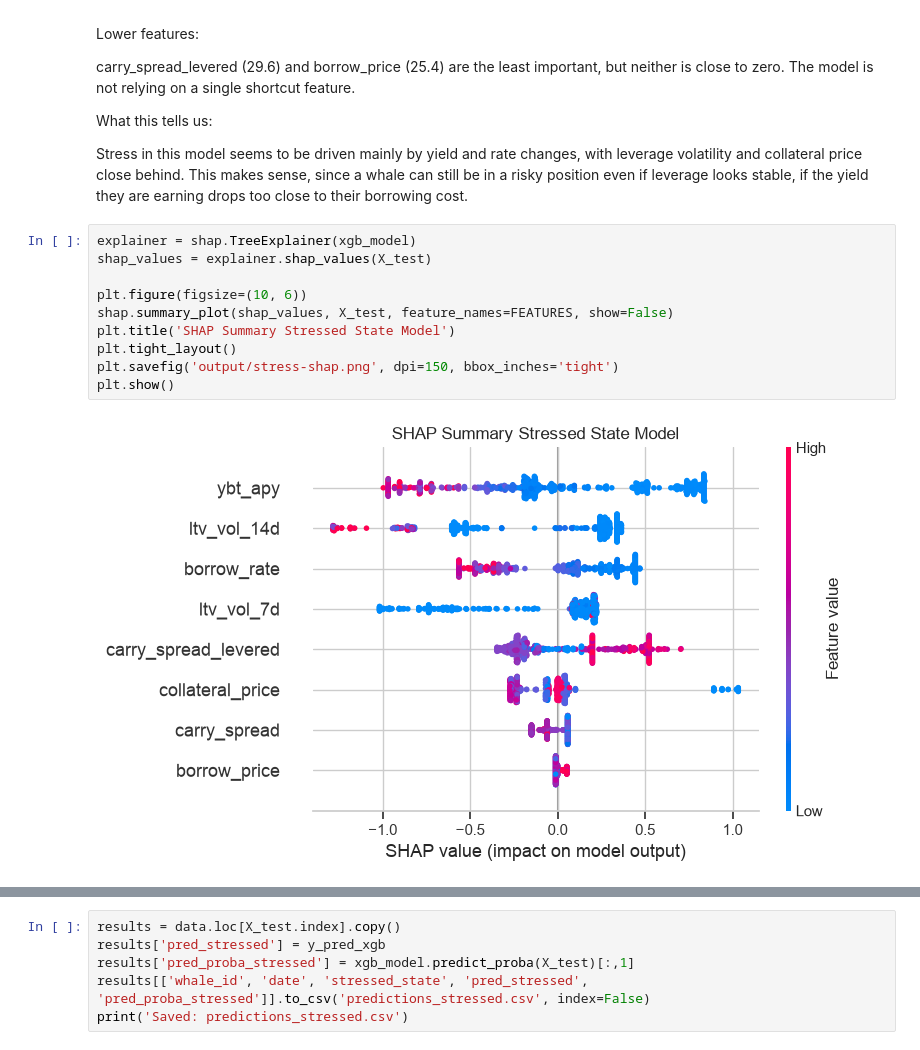
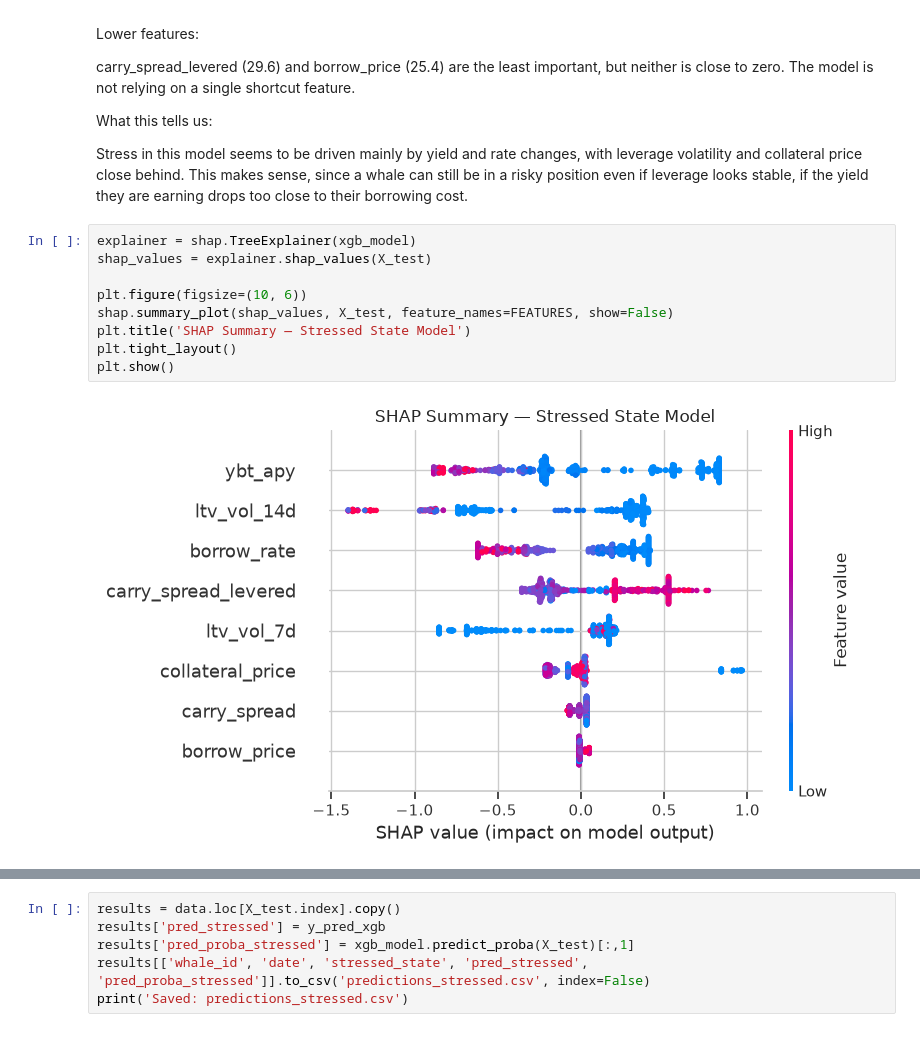
Before and after one commit to Igluminati/recursive-leverage-defi, a Jupyter notebook: analysis/whale-risk-supervised/03_model_stressed.ipynb, the cells around one changed output, grey strips where cells are left out. Drawn from its saved outputs; the diff is of its cells as text.

```diff
--- a/analysis/whale-risk-supervised/03_model_stressed.ipynb
+++ b/analysis/whale-risk-supervised/03_model_stressed.ipynb
@@ -311,15 +306,14 @@ Stress in this model seems to be driven mainly by yield and rate changes, with l
 # %%
 explainer = shap.TreeExplainer(xgb_model)
 shap_values = explainer.shap_values(X_test)
 
 plt.figure(figsize=(10, 6))
 shap.summary_plot(shap_values, X_test, feature_names=FEATURES, show=False)
-plt.title('SHAP Summary Stressed State Model')
+plt.title('SHAP Summary — Stressed State Model')
 plt.tight_layout()
-plt.savefig('output/stress-shap.png', dpi=150, bbox_inches='tight')
 plt.show()
 # %% [output]
-[figure, old version]
+[figure, new version]
 # %% [markdown]
 SHAP Summary, Stressed State Model
 
```
Also changed, not shown: parts of 6 cells of this notebook, 28 other files.
